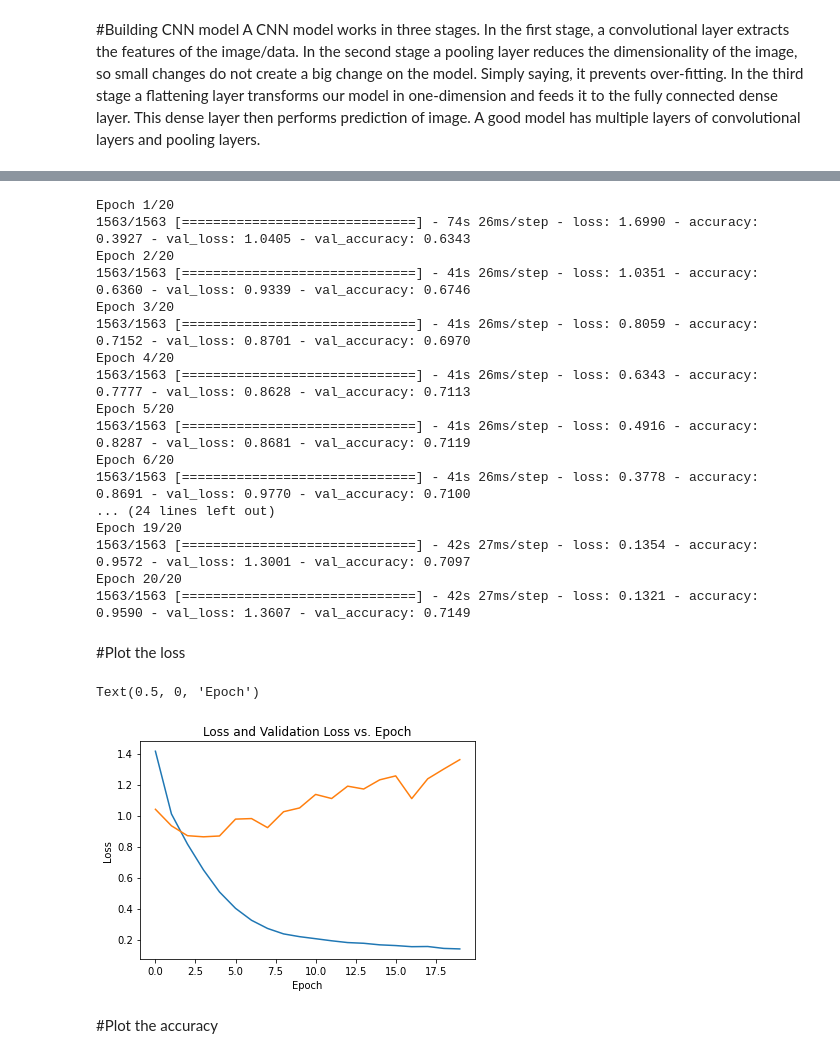
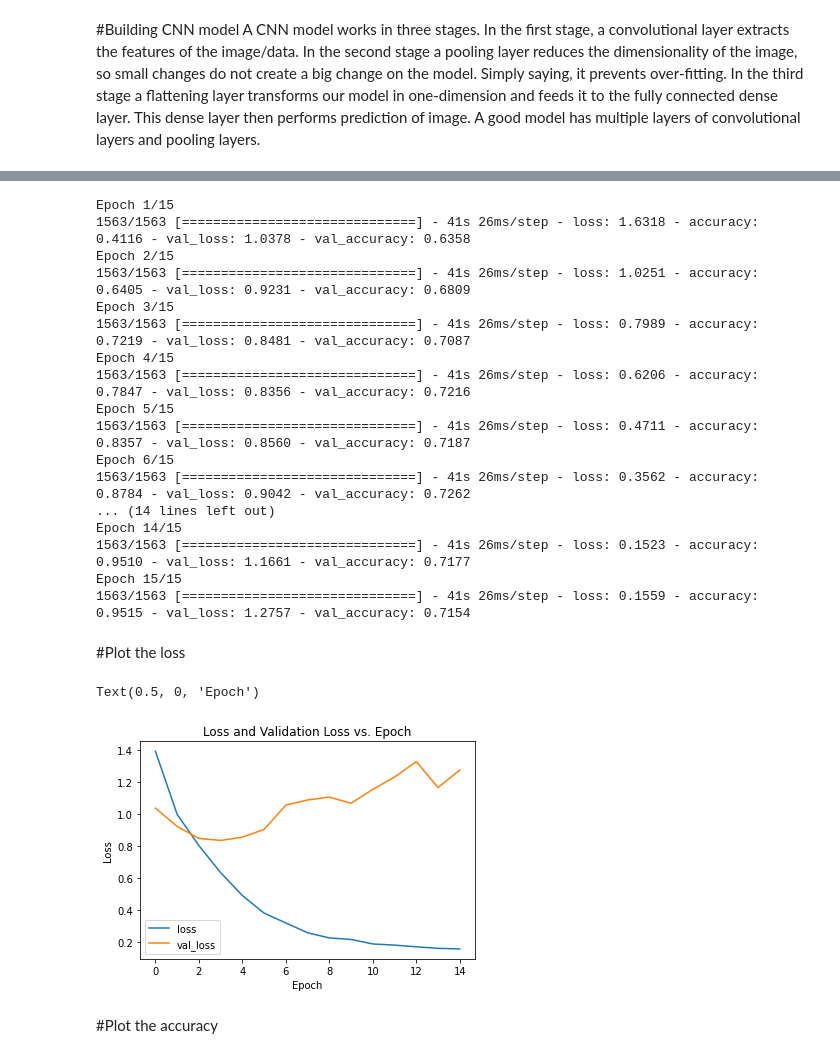
Before and after one commit to kamranjaved/Workshop-on-AI-and-Hand-on-training, a Jupyter notebook: Image Classification using CNN/Cifar10_Classification_using_CNN.ipynb, the cells around one changed output, grey strips where cells are left out. Drawn from its saved outputs; the diff is of its cells as text; code cells hidden in the pictures.

```diff
--- a/Image Classification using CNN/Cifar10_Classification_using_CNN.ipynb
+++ b/Image Classification using CNN/Cifar10_Classification_using_CNN.ipynb
@@ -131,38 +129,39 @@ Non-trainable params: 0
 _________________________________________________________________
 None
 # %%
-num_epochs=20
+num_epochs=15
 # %%
 result= model.fit(x_train, y_train,validation_data=(x_test, y_test),epochs=num_epochs)
 # %% [output]
-Epoch 1/20
-1563/1563 [==============================] - 74s 26ms/step - loss: 1.6990 - accuracy: 0.3927 - val_loss: 1.0405 - val_accuracy: 0.6343
-Epoch 2/20
-1563/1563 [==============================] - 41s 26ms/step - loss: 1.0351 - accuracy: 0.6360 - val_loss: 0.9339 - val_accuracy: 0.6746
-Epoch 3/20
-1563/1563 [==============================] - 41s 26ms/step - loss: 0.8059 - accuracy: 0.7152 - val_loss: 0.8701 - val_accuracy: 0.6970
-Epoch 4/20
-1563/1563 [==============================] - 41s 26ms/step - loss: 0.6343 - accuracy: 0.7777 - val_loss: 0.8628 - val_accuracy: 0.7113
-Epoch 5/20
-1563/1563 [==============================] - 41s 26ms/step - loss: 0.4916 - accuracy: 0.8287 - val_loss: 0.8681 - val_accuracy: 0.7119
-Epoch 6/20
-1563/1563 [==============================] - 41s 26ms/step - loss: 0.3778 - accuracy: 0.8691 - val_loss: 0.9770 - val_accuracy: 0.7100
-... (24 lines left out)
-Epoch 19/20
-1563/1563 [==============================] - 42s 27ms/step - loss: 0.1354 - accuracy: 0.9572 - val_loss: 1.3001 - val_accuracy: 0.7097
-Epoch 20/20
-1563/1563 [==============================] - 42s 27ms/step - loss: 0.1321 - accuracy: 0.9590 - val_loss: 1.3607 - val_accuracy: 0.7149
+Epoch 1/15
+1563/1563 [==============================] - 41s 26ms/step - loss: 1.6318 - accuracy: 0.4116 - val_loss: 1.0378 - val_accuracy: 0.6358
+Epoch 2/15
+1563/1563 [==============================] - 41s 26ms/step - loss: 1.0251 - accuracy: 0.6405 - val_loss: 0.9231 - val_accuracy: 0.6809
+Epoch 3/15
+1563/1563 [==============================] - 41s 26ms/step - loss: 0.7989 - accuracy: 0.7219 - val_loss: 0.8481 - val_accuracy: 0.7087
+Epoch 4/15
+1563/1563 [==============================] - 41s 26ms/step - loss: 0.6206 - accuracy: 0.7847 - val_loss: 0.8356 - val_accuracy: 0.7216
+Epoch 5/15
+1563/1563 [==============================] - 41s 26ms/step - loss: 0.4711 - accuracy: 0.8357 - val_loss: 0.8560 - val_accuracy: 0.7187
+Epoch 6/15
+1563/1563 [==============================] - 41s 26ms/step - loss: 0.3562 - accuracy: 0.8784 - val_loss: 0.9042 - val_accuracy: 0.7262
+... (14 lines left out)
+Epoch 14/15
+1563/1563 [==============================] - 41s 26ms/step - loss: 0.1523 - accuracy: 0.9510 - val_loss: 1.1661 - val_accuracy: 0.7177
+Epoch 15/15
+1563/1563 [==============================] - 41s 26ms/step - loss: 0.1559 - accuracy: 0.9515 - val_loss: 1.2757 - val_accuracy: 0.7154
 # %% [markdown]
 #Plot the loss
 # %%
 plt.plot(result.history['loss'], label='loss')
-plt.plot(result.history['val_loss'], label='loval_lossss')
+plt.plot(result.history['val_loss'], label='val_loss')
 plt.title("Loss and Validation Loss vs. Epoch")
+plt.gca().legend(('loss','val_loss'))
 plt.ylabel('Loss')
 plt.xlabel('Epoch')
 # %% [output]
 Text(0.5, 0, 'Epoch')
-[figure, old version]
+[figure, new version]
 # %% [markdown]
 #Plot the accuracy
 # %%
```
Also changed, not shown: parts of 8 cells of this notebook.
